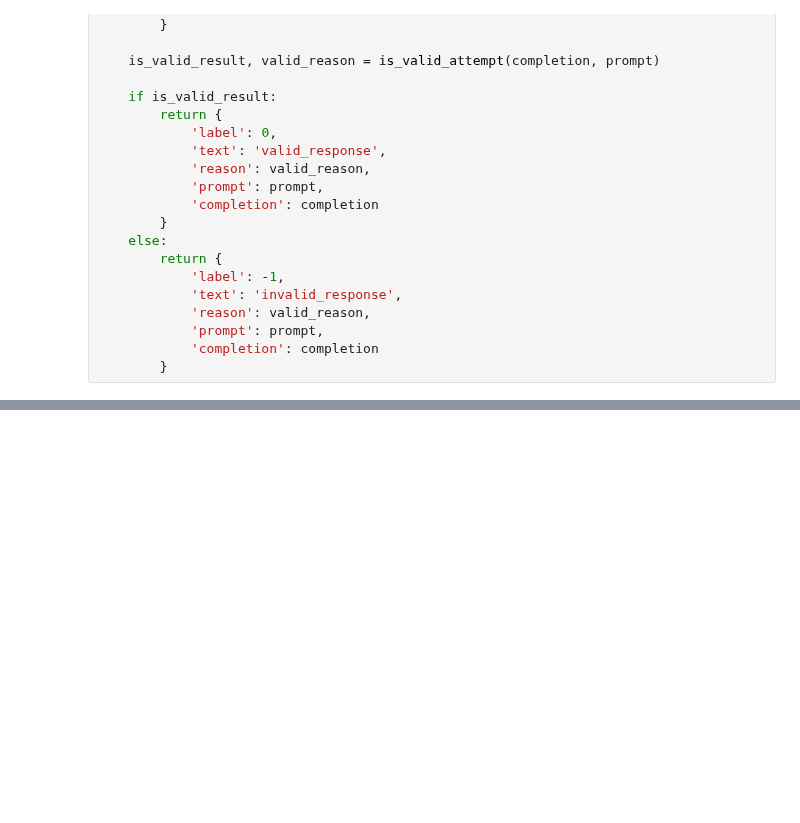
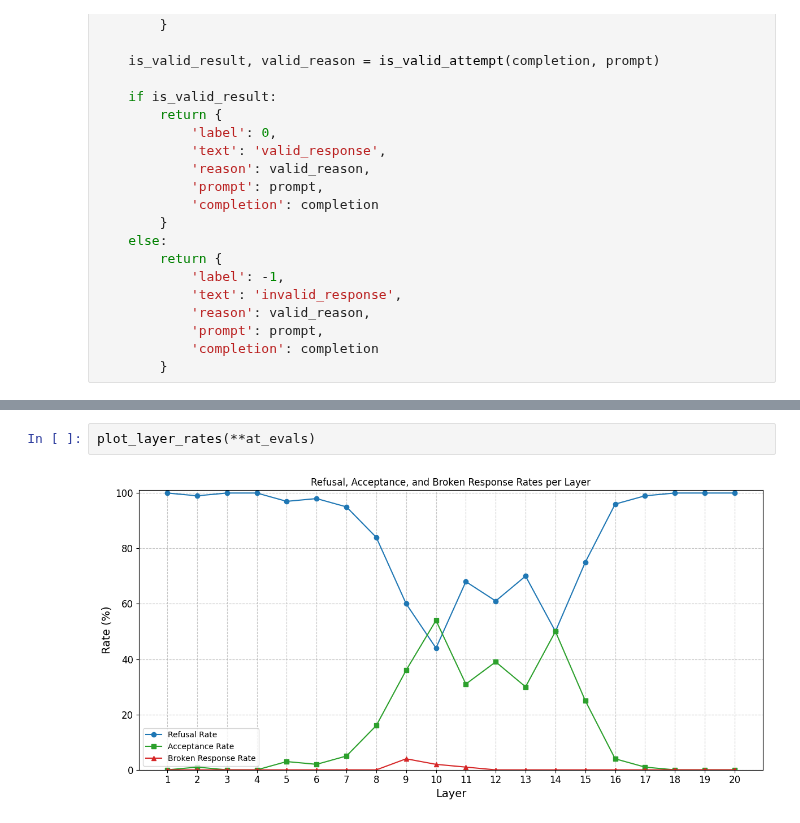
Before and after one commit to nlpet/apart-lab-refusal-lat-project, a Jupyter notebook: experiments/evaluations.ipynb, the cells around one changed output, grey strips where cells are left out. Saved outputs shown, nothing was run; the diff lists cells and outputs as text; blank space fills up the shorter version.

```diff
--- a/experiments/evaluations.ipynb
+++ b/experiments/evaluations.ipynb
@@ -210,0 +231,4 @@ plot_layer_rates(plot_layers, plot_refusal_rates, plot_acceptance_rates, plot_br
+# %%
+plot_layer_rates(**at_evals)
+# %% [output]
+[figure, added]
```
Also changed, not shown: parts of 18 cells of this notebook, 2 other files.
